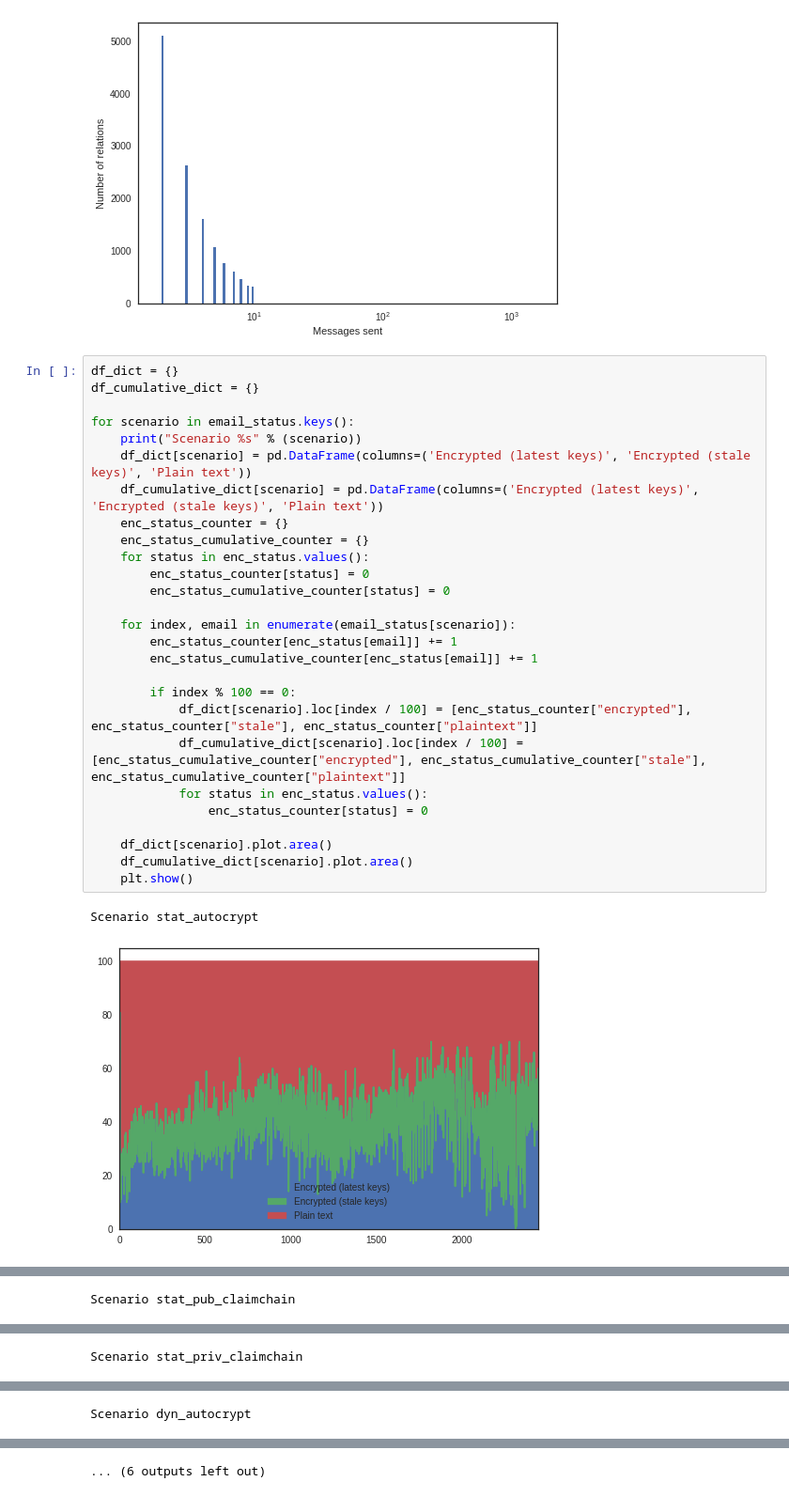
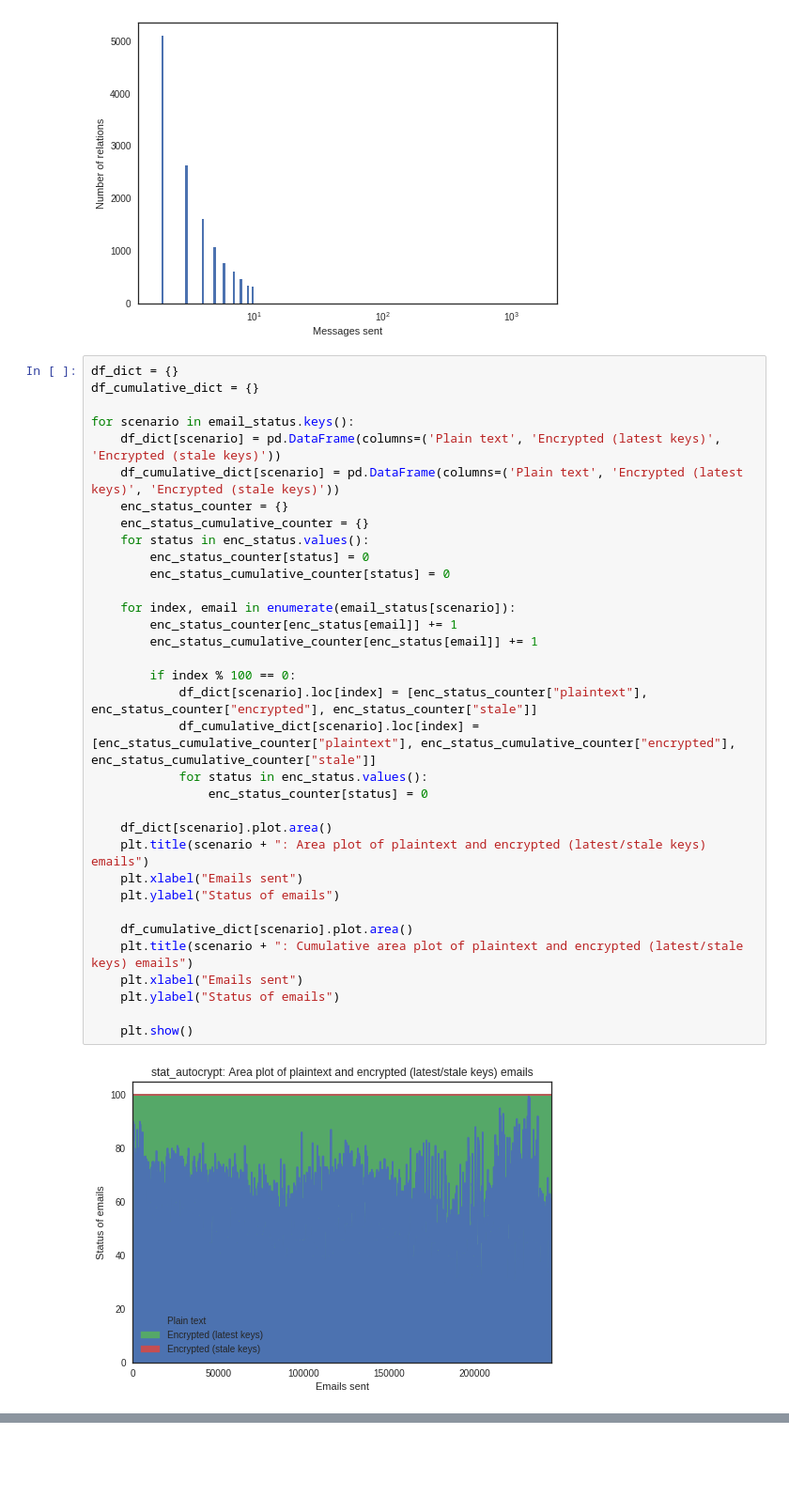
Before and after one commit to claimchain/claimchain-core, a Jupyter notebook: simulations/plot_analysis.ipynb, the cells around one changed output, grey strips where cells are left out. Shown at 94% size. Cells and saved outputs as stored; diff of their text form; blank space fills up the shorter version.

Commit message:
Move the stale column at the top of the area plot graphs

```diff
--- a/simulations/plot_analysis.ipynb
+++ b/simulations/plot_analysis.ipynb
@@ -89,30 +89,36 @@ plt.show()
 # %%
 df_dict = {}
 df_cumulative_dict = {}
 
 for scenario in email_status.keys():
-    print("Scenario %s" % (scenario))
-    df_dict[scenario] = pd.DataFrame(columns=('Encrypted (latest keys)', 'Encrypted (stale keys)', 'Plain text'))
-    df_cumulative_dict[scenario] = pd.DataFrame(columns=('Encrypted (latest keys)', 'Encrypted (stale keys)', 'Plain text'))
+    df_dict[scenario] = pd.DataFrame(columns=('Plain text', 'Encrypted (latest keys)', 'Encrypted (stale keys)'))
+    df_cumulative_dict[scenario] = pd.DataFrame(columns=('Plain text', 'Encrypted (latest keys)', 'Encrypted (stale keys)'))
     enc_status_counter = {}
     enc_status_cumulative_counter = {}
     for status in enc_status.values():
         enc_status_counter[status] = 0
         enc_status_cumulative_counter[status] = 0
 
     for index, email in enumerate(email_status[scenario]):
         enc_status_counter[enc_status[email]] += 1
         enc_status_cumulative_counter[enc_status[email]] += 1
 
         if index % 100 == 0:
-            df_dict[scenario].loc[index / 100] = [enc_status_counter["encrypted"], enc_status_counter["stale"], enc_status_counter["plaintext"]]
-            df_cumulative_dict[scenario].loc[index / 100] = [enc_status_cumulative_counter["encrypted"], enc_status_cumulative_counter["stale"], enc_status_cumulative_counter["plaintext"]]
+            df_dict[scenario].loc[index] = [enc_status_counter["plaintext"], enc_status_counter["encrypted"], enc_status_counter["stale"]]
+            df_cumulative_dict[scenario].loc[index] = [enc_status_cumulative_counter["plaintext"], enc_status_cumulative_counter["encrypted"], enc_status_cumulative_counter["stale"]]
             for status in enc_status.values():
                 enc_status_counter[status] = 0
 
     df_dict[scenario].plot.area()
+    plt.title(scenario + ": Area plot of plaintext and encrypted (latest/stale keys) emails")
+    plt.xlabel("Emails sent")
+    plt.ylabel("Status of emails")
+
     df_cumulative_dict[scenario].plot.area()
+    plt.title(scenario + ": Cumulative area plot of plaintext and encrypted (latest/stale keys) emails")
+    plt.xlabel("Emails sent")
+    plt.ylabel("Status of emails")
+
     plt.show()
 # %% [output]
-Scenario stat_autocrypt
-[figure, old version]
+[figure, new version]
@@ -120 +125,0 @@ Scenario stat_autocrypt
-Scenario stat_pub_claimchain
@@ -123 +127,0 @@ Scenario stat_pub_claimchain
-Scenario stat_priv_claimchain
@@ -126 +129,0 @@ Scenario stat_priv_claimchain
-Scenario dyn_autocrypt
@@ -129 +131,0 @@ Scenario dyn_autocrypt
-... (6 outputs left out)
```
Also changed, not shown: parts of 1 cell of this notebook.
